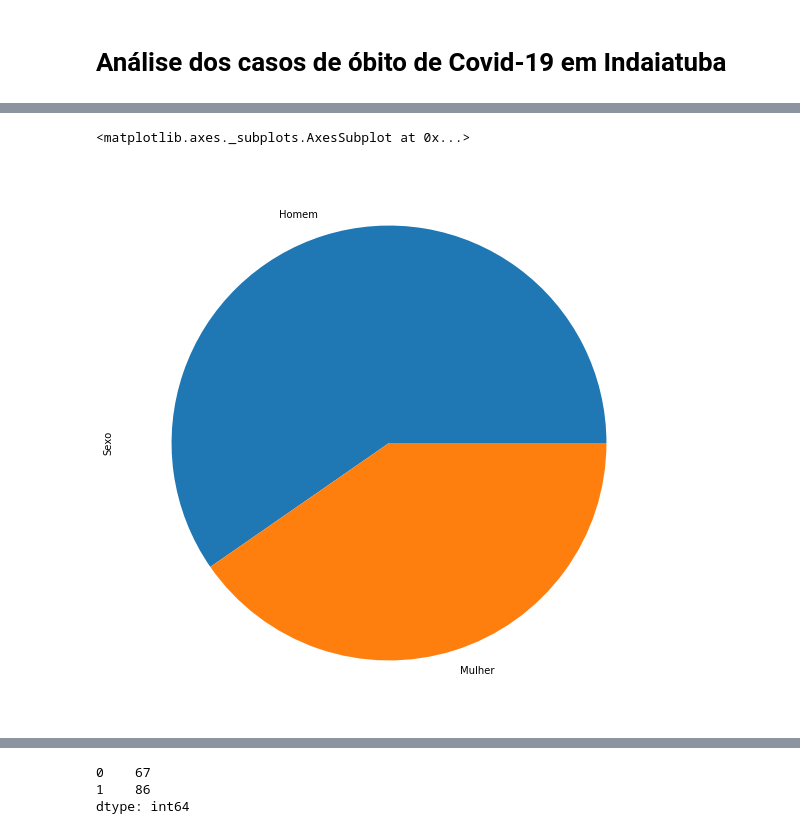
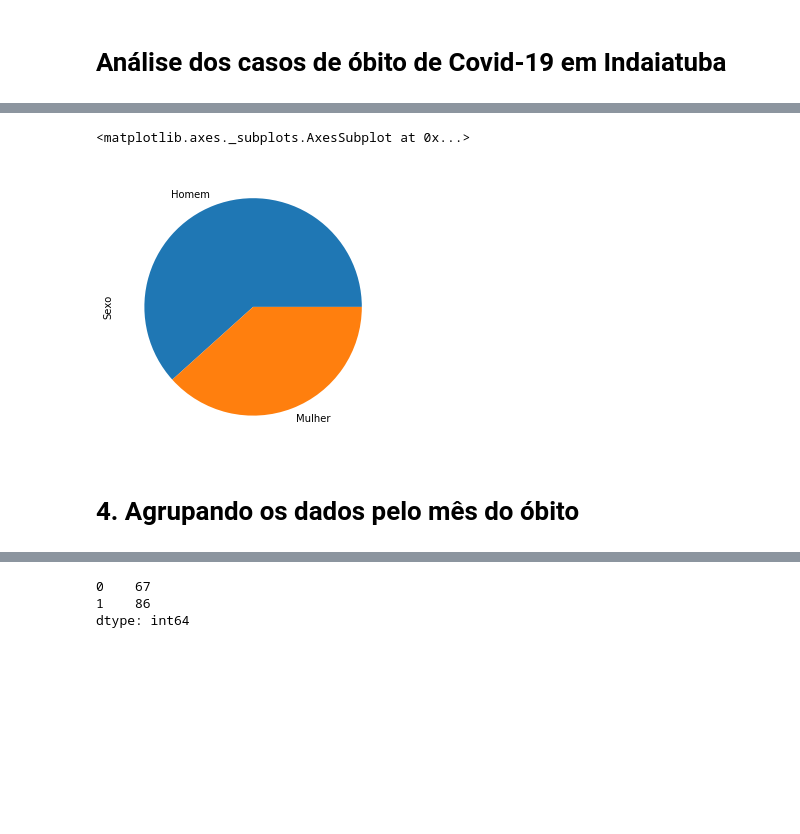
Before and after one commit to ricardoproenca/CovidIndaiatuba, a Jupyter notebook: CovidIndaiatuba.ipynb, the cells around one changed output, grey strips where cells are left out. Cells and saved outputs as stored; diff of their text form; code cells hidden in the pictures; blank space fills up the shorter version.

```diff
--- a/CovidIndaiatuba.ipynb
+++ b/CovidIndaiatuba.ipynb
@@ -60,9 +69,11 @@ Mulher    40.35
 Name: Sexo, dtype: float64
 # %%
-base['Sexo'].value_counts().plot(kind = "pie", figsize = (10,10))
+base['Sexo'].value_counts().plot(kind = "pie", figsize = (5,5))
 # %% [output]
 <matplotlib.axes._subplots.AxesSubplot at 0x...>
-[figure, old version]
+[figure, new version]
+# %% [markdown]
+# 4. Agrupando os dados pelo mês do óbito
 # %%
 df = base.groupby(base['Data'].dt.month)['Obitos'].count()
 df
```
Also changed, not shown: parts of 81 cells of this notebook.
